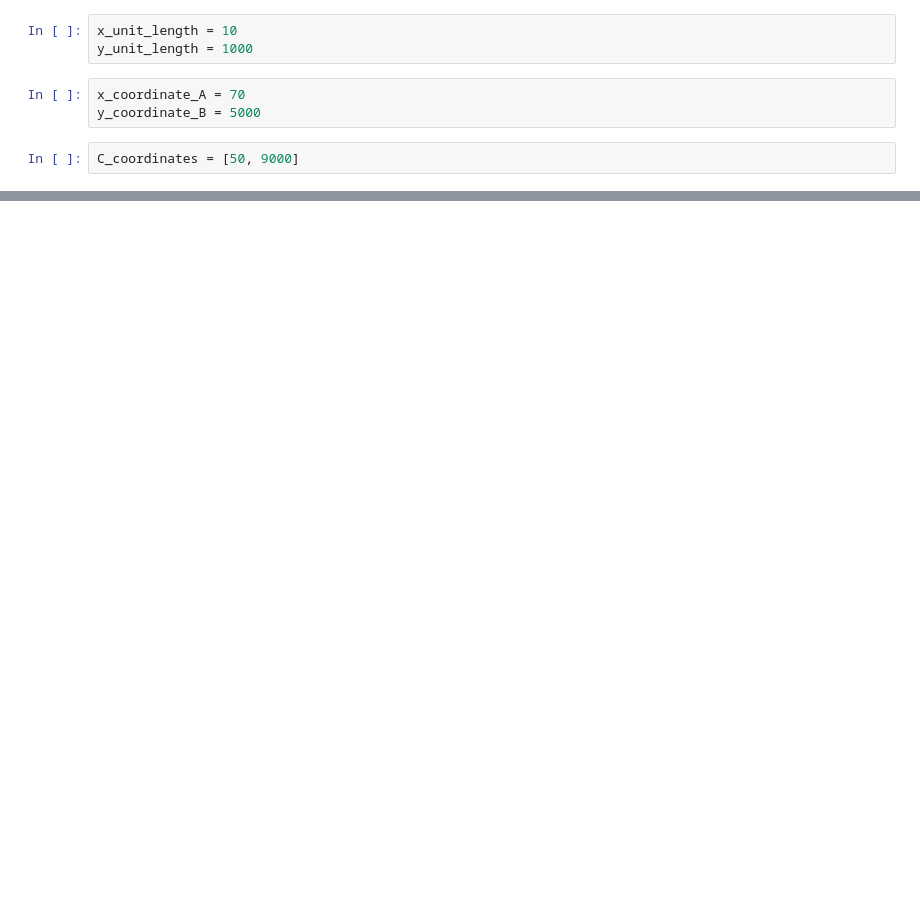
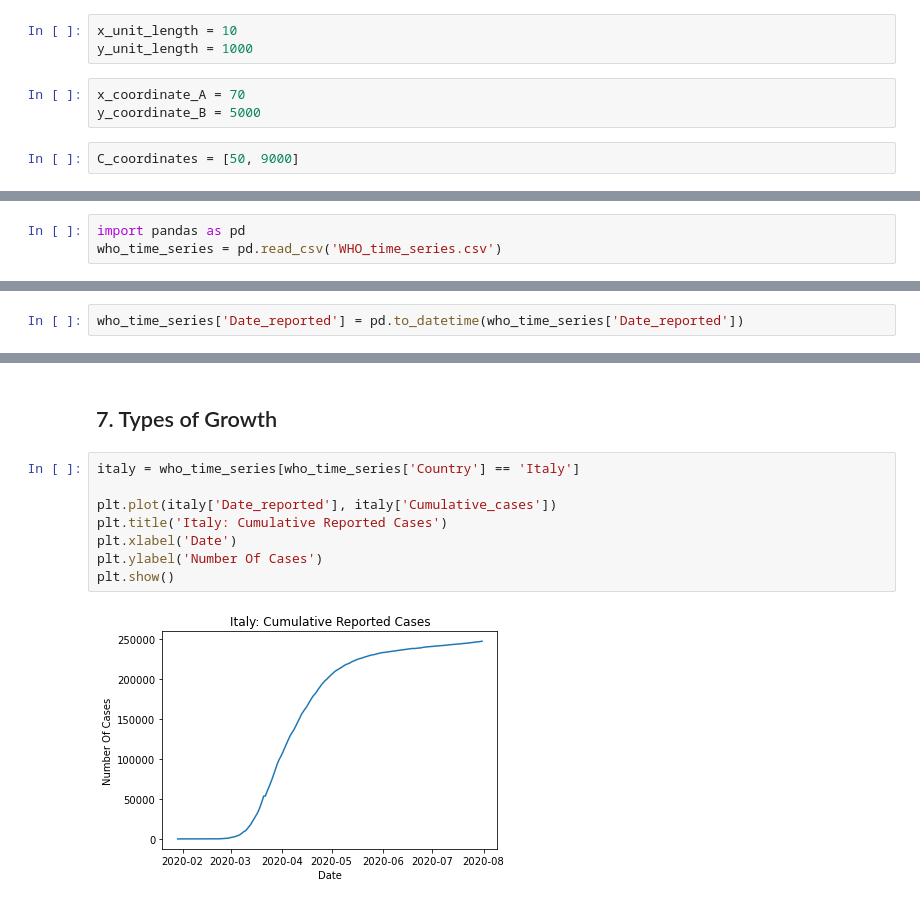
Before and after one commit to rafaeltorrese/data-science-lecture, a Jupyter notebook: 02_data-analysis-viz/02_data_visualization_fundamentals/01_line_graphs_and_time_series/line_graphs_and_time_series.ipynb, the cells around one changed output, grey strips where cells are left out. Saved outputs shown, nothing was run; the diff lists cells and outputs as text; blank space fills up the shorter version.

```diff
--- a/02_data-analysis-viz/02_data_visualization_fundamentals/01_line_graphs_and_time_series/line_graphs_and_time_series.ipynb
+++ b/02_data-analysis-viz/02_data_visualization_fundamentals/01_line_graphs_and_time_series/line_graphs_and_time_series.ipynb
@@ -61,0 +291,3 @@ C_coordinates = [50, 9000]
+# %%
+import pandas as pd
+who_time_series = pd.read_csv('WHO_time_series.csv')
@@ -61,0 +311,2 @@ C_coordinates = [50, 9000]
+# %%
+who_time_series['Date_reported'] = pd.to_datetime(who_time_series['Date_reported'])
@@ -61,0 +347,12 @@ C_coordinates = [50, 9000]
+# %% [markdown]
+## 7. Types of Growth
+# %%
+italy = who_time_series[who_time_series['Country'] == 'Italy']
+
+plt.plot(italy['Date_reported'], italy['Cumulative_cases'])
+plt.title('Italy: Cumulative Reported Cases')
+plt.xlabel('Date')
+plt.ylabel('Number Of Cases')
+plt.show()
+# %% [output]
+[figure, added]
```
Also changed, not shown: parts of 36 cells of this notebook, 15 other files.
